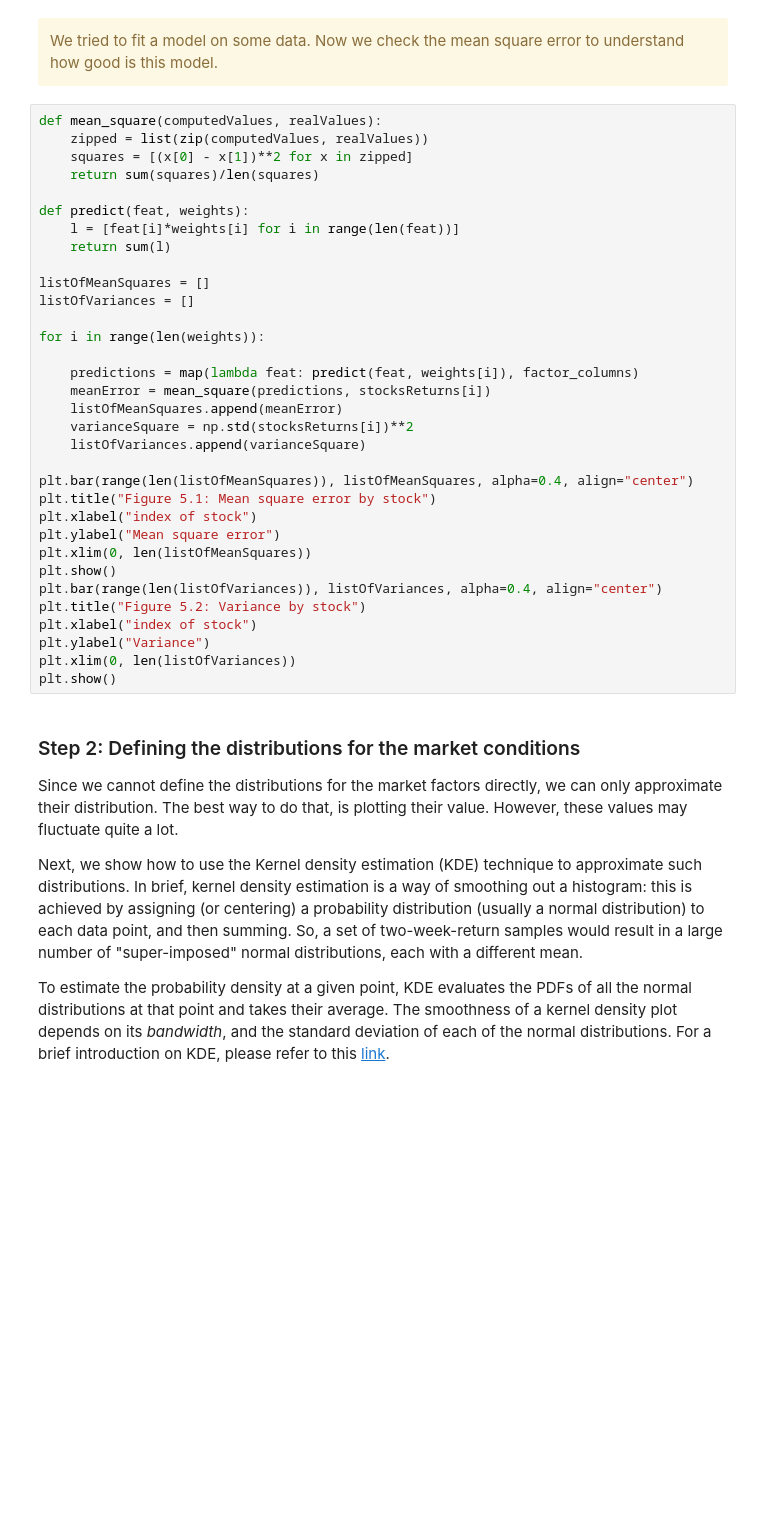
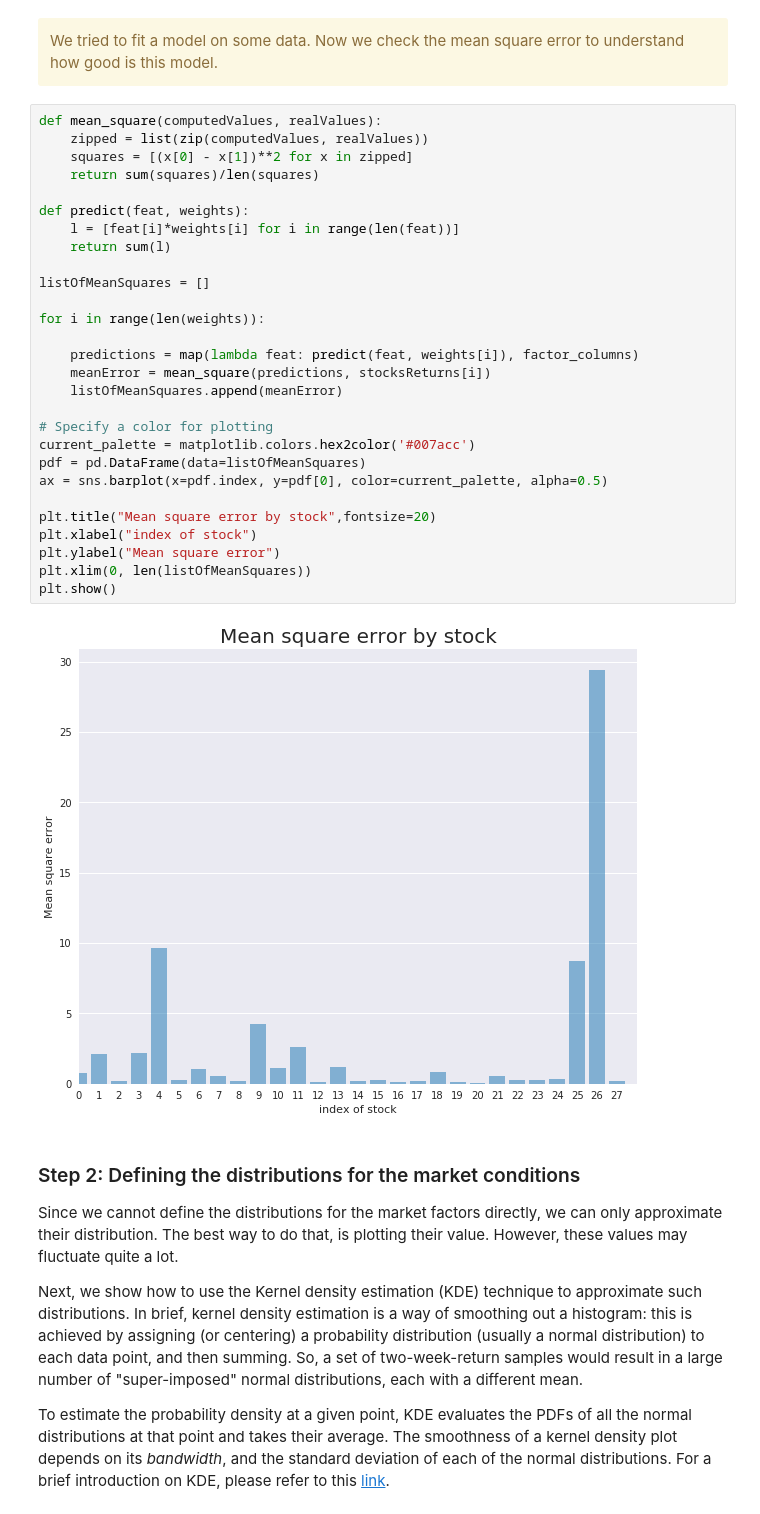
Before and after one commit to sgiammy/AML-course, a Jupyter notebook: MC/MC.ipynb, the cells around one changed output. Saved outputs shown, nothing was run; the diff lists cells and outputs as text; blank space fills up the shorter version.

```diff
--- a/MC/MC.ipynb
+++ b/MC/MC.ipynb
@@ -1312,36 +1315,33 @@ We tried to fit a model on some data. Now we check the mean square error to unde
 # %%
 def mean_square(computedValues, realValues):
     zipped = list(zip(computedValues, realValues))
     squares = [(x[0] - x[1])**2 for x in zipped]
     return sum(squares)/len(squares)
 
 def predict(feat, weights):
     l = [feat[i]*weights[i] for i in range(len(feat))]
     return sum(l)
 
 listOfMeanSquares = []
-listOfVariances = []
 
 for i in range(len(weights)):
 
     predictions = map(lambda feat: predict(feat, weights[i]), factor_columns)
     meanError = mean_square(predictions, stocksReturns[i])
     listOfMeanSquares.append(meanError)
-    varianceSquare = np.std(stocksReturns[i])**2
-    listOfVariances.append(varianceSquare)
 
-plt.bar(range(len(listOfMeanSquares)), listOfMeanSquares, alpha=0.4, align="center")
-plt.title("Figure 5.1: Mean square error by stock")
+# Specify a color for plotting
+current_palette = matplotlib.colors.hex2color('#007acc')
+pdf = pd.DataFrame(data=listOfMeanSquares)
+ax = sns.barplot(x=pdf.index, y=pdf[0], color=current_palette, alpha=0.5)
+
+plt.title("Mean square error by stock",fontsize=20)
 plt.xlabel("index of stock")
 plt.ylabel("Mean square error")
 plt.xlim(0, len(listOfMeanSquares))
 plt.show()
-plt.bar(range(len(listOfVariances)), listOfVariances, alpha=0.4, align="center")
-plt.title("Figure 5.2: Variance by stock")
-plt.xlabel("index of stock")
-plt.ylabel("Variance")
-plt.xlim(0, len(listOfVariances))
-plt.show()
+# %% [output]
+[figure, added]
 # %% [markdown]
 ### Step 2: Defining the distributions for the market conditions
 Since we cannot define the distributions for the market factors directly, we can only approximate their distribution.
```
Also changed, not shown: parts of 24 cells of this notebook.
